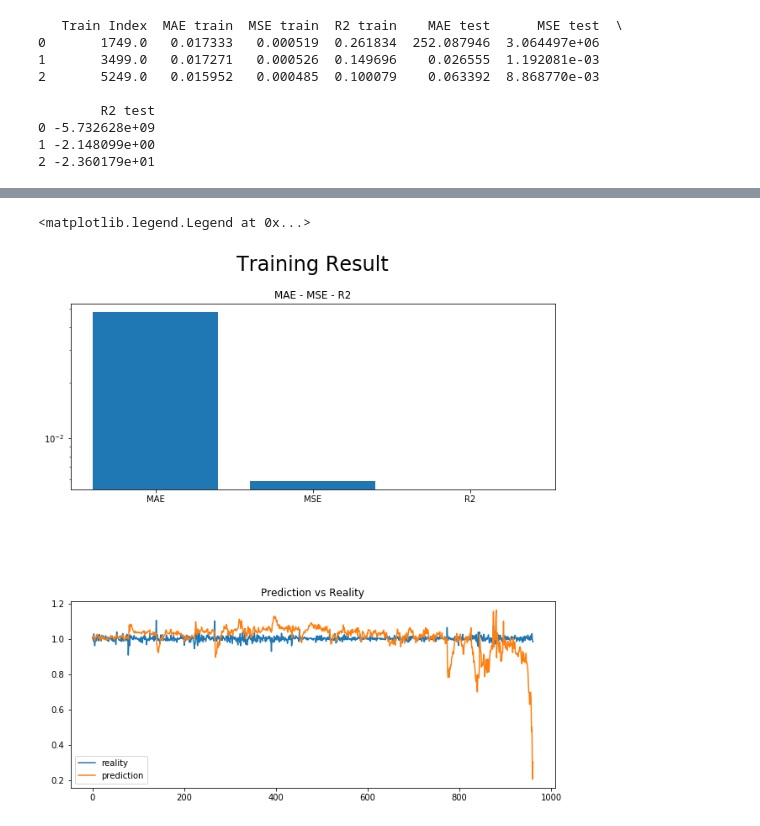
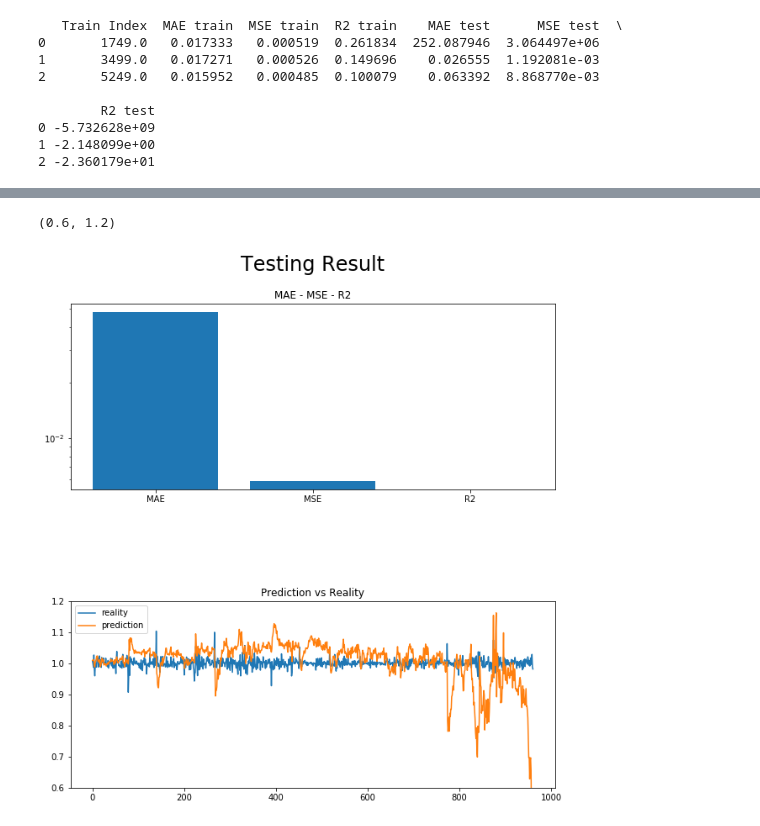
Before and after one commit to tuantran1810/StockPricePrediction, a Jupyter notebook: trainingLinearRegression.ipynb, the cells around one changed output, grey strips where cells are left out. Drawn from its saved outputs; the diff is of its cells as text; code cells hidden in the pictures.

```diff
--- a/trainingLinearRegression.ipynb
+++ b/trainingLinearRegression.ipynb
@@ -79,20 +42,10 @@ plotResult(result)
 Xtest = pd.read_csv("./Data/PreprocessingOutput/Xtest.csv", header = 0).values
 ytest = pd.read_csv("./Data/PreprocessingOutput/ytest.csv", header = 0).values
 
-model, polymodel = _linearRegressionTrain(Xlearn, ylearn)
-Xtest = polymodel.transform(Xtest)
-ypredict = model.predict(Xtest)
-maeTest, mseTest, r2Test = _performance(ytest, ypredict)
+model, polymodel = TU._linearRegressionTrain(Xlearn, ylearn)
+maeTest, mseTest, r2Test, ypredict = TU._predictModel(Xtest, ytest, model, polymodel)
 print(f"maeTest = {maeTest}, mseTest = {mseTest}, r2Test = {r2Test}")
 
-fig, axes = plt.subplots(2, 1, figsize=(10, 10))
-plt.suptitle("Training Result", fontsize=24)
-plt.subplots_adjust(left=0.1, top=0.9, right=0.9, bottom=0.1, hspace=0.6)
-axes[0].set_title("MAE - MSE - R2")
-axes[0].bar([0, 1, 2], [maeTest, mseTest, r2Test], align='center', alpha=1, tick_label = ["MAE","MSE", "R2"], log = True)
-
-axes[1].set_title("Prediction vs Reality")
-axes[1].plot(ytest, label = "reality")
-axes[1].plot(ypredict, label = "prediction")
-axes[1].legend()
+axes = TU._plotTestResult(maeTest, mseTest, r2Test, ytest, ypredict)
+axes[1].set_ylim([0.6, 1.2])
 # %% [output]
@@ -100,2 +53,2 @@ maeTest = 0.04824757844557669, mseTest = 0.005872301880324884, r2Test = -26.9662
-<matplotlib.legend.Legend at 0x...>
+(0.6, 1.2)
-[figure, old version]
+[figure, new version]
```
Also changed, not shown: parts of 6 cells of this notebook, 4 other files.
